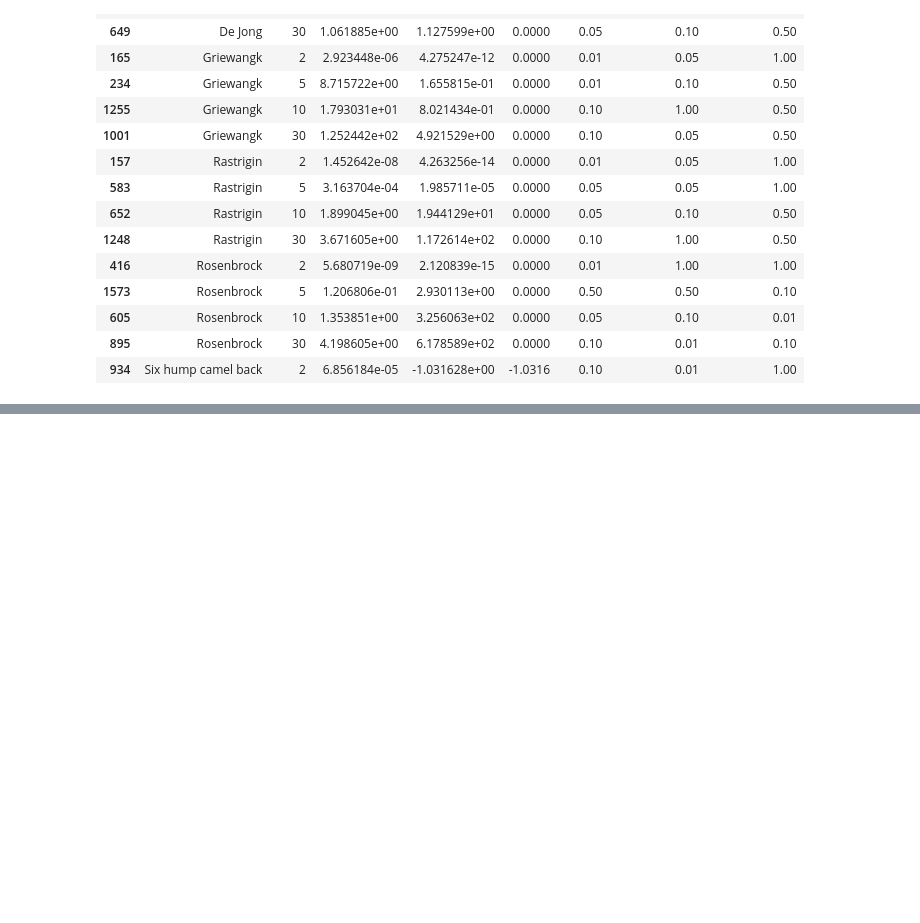
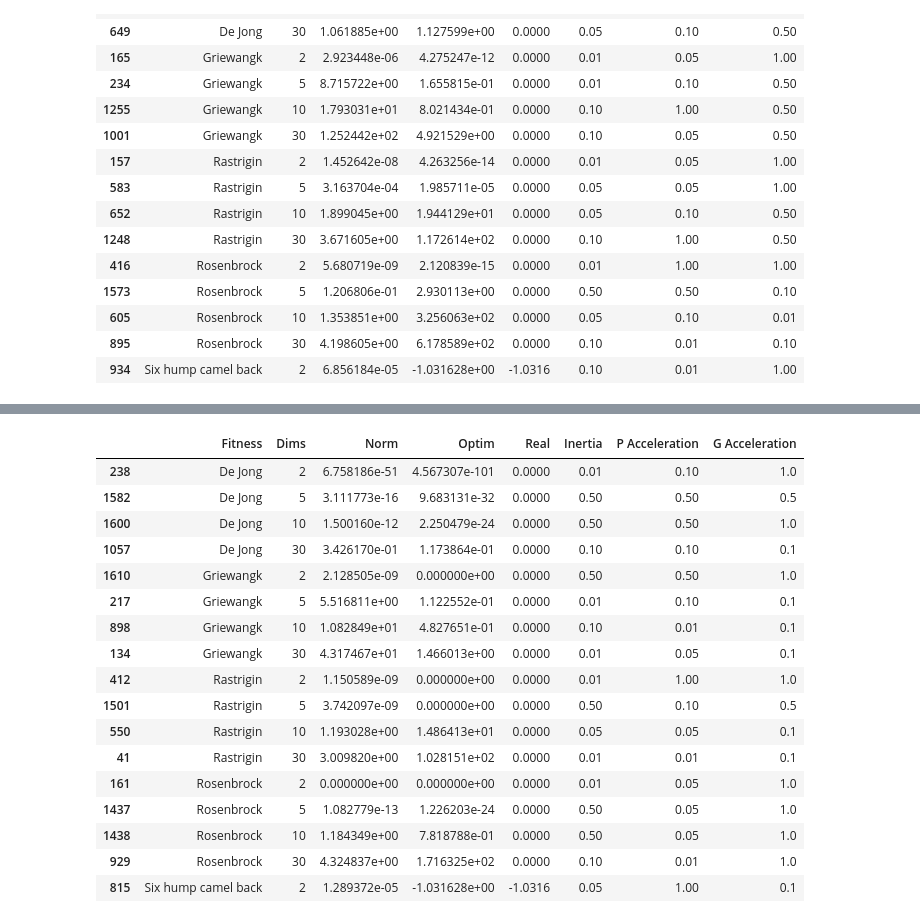
Before and after one commit to StrugariStefan/PSO, a Jupyter notebook: Particle Swarm Optimization.ipynb, the cells around one changed output, grey strips where cells are left out. Cells and saved outputs as stored; diff of their text form; code cells hidden in the pictures; blank space fills up the shorter version.

```diff
--- a/Particle Swarm Optimization.ipynb
+++ b/Particle Swarm Optimization.ipynb
@@ -178,0 +215,22 @@ rdf2.iloc[rdf2.groupby(['Fitness', 'Dims'])['Norm'].agg(pd.Series.idxmin)]
+# %%
+rdf2 = pd.read_pickle('.\\t100-p1000.pkl')
+rdf2.iloc[rdf2.groupby(['Fitness', 'Dims'])['Norm'].agg(pd.Series.idxmin)]
+# %% [output]
+|  | Fitness | Dims | Norm | Optim | Real | Inertia | P Acceleration | G Acceleration |
+| 238 | De Jong | 2 | 6.758186e-51 | 4.567307e-101 | 0.0000 | 0.01 | 0.10 | 1.0 |
+| 1582 | De Jong | 5 | 3.111773e-16 | 9.683131e-32 | 0.0000 | 0.50 | 0.50 | 0.5 |
+| 1600 | De Jong | 10 | 1.500160e-12 | 2.250479e-24 | 0.0000 | 0.50 | 0.50 | 1.0 |
+| 1057 | De Jong | 30 | 3.426170e-01 | 1.173864e-01 | 0.0000 | 0.10 | 0.10 | 0.1 |
+| 1610 | Griewangk | 2 | 2.128505e-09 | 0.000000e+00 | 0.0000 | 0.50 | 0.50 | 1.0 |
+| 217 | Griewangk | 5 | 5.516811e+00 | 1.122552e-01 | 0.0000 | 0.01 | 0.10 | 0.1 |
+| 898 | Griewangk | 10 | 1.082849e+01 | 4.827651e-01 | 0.0000 | 0.10 | 0.01 | 0.1 |
+| 134 | Griewangk | 30 | 4.317467e+01 | 1.466013e+00 | 0.0000 | 0.01 | 0.05 | 0.1 |
+| 412 | Rastrigin | 2 | 1.150589e-09 | 0.000000e+00 | 0.0000 | 0.01 | 1.00 | 1.0 |
+| 1501 | Rastrigin | 5 | 3.742097e-09 | 0.000000e+00 | 0.0000 | 0.50 | 0.10 | 0.5 |
+| 550 | Rastrigin | 10 | 1.193028e+00 | 1.486413e+01 | 0.0000 | 0.05 | 0.05 | 0.1 |
+| 41 | Rastrigin | 30 | 3.009820e+00 | 1.028151e+02 | 0.0000 | 0.01 | 0.01 | 0.1 |
+| 161 | Rosenbrock | 2 | 0.000000e+00 | 0.000000e+00 | 0.0000 | 0.01 | 0.05 | 1.0 |
+| 1437 | Rosenbrock | 5 | 1.082779e-13 | 1.226203e-24 | 0.0000 | 0.50 | 0.05 | 1.0 |
+| 1438 | Rosenbrock | 10 | 1.184349e+00 | 7.818788e-01 | 0.0000 | 0.50 | 0.05 | 1.0 |
+| 929 | Rosenbrock | 30 | 4.324837e+00 | 1.716325e+02 | 0.0000 | 0.10 | 0.01 | 1.0 |
+| 815 | Six hump camel back | 2 | 1.289372e-05 | -1.031628e+00 | -1.0316 | 0.05 | 1.00 | 0.1 |
```
Also changed, not shown: parts of 4 cells of this notebook, 4 other files.
